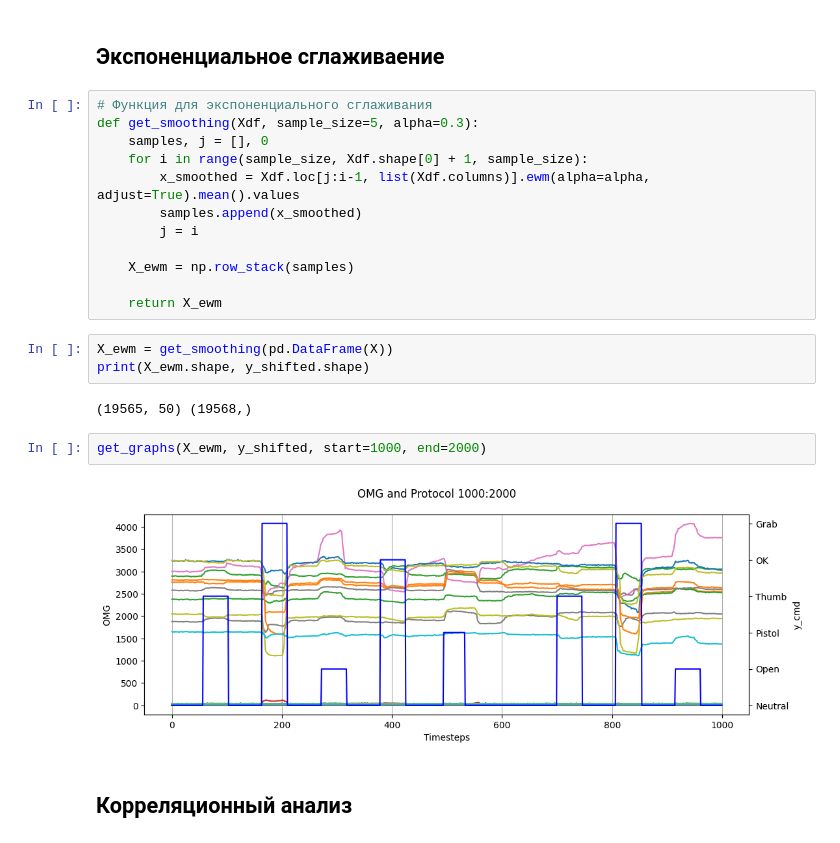
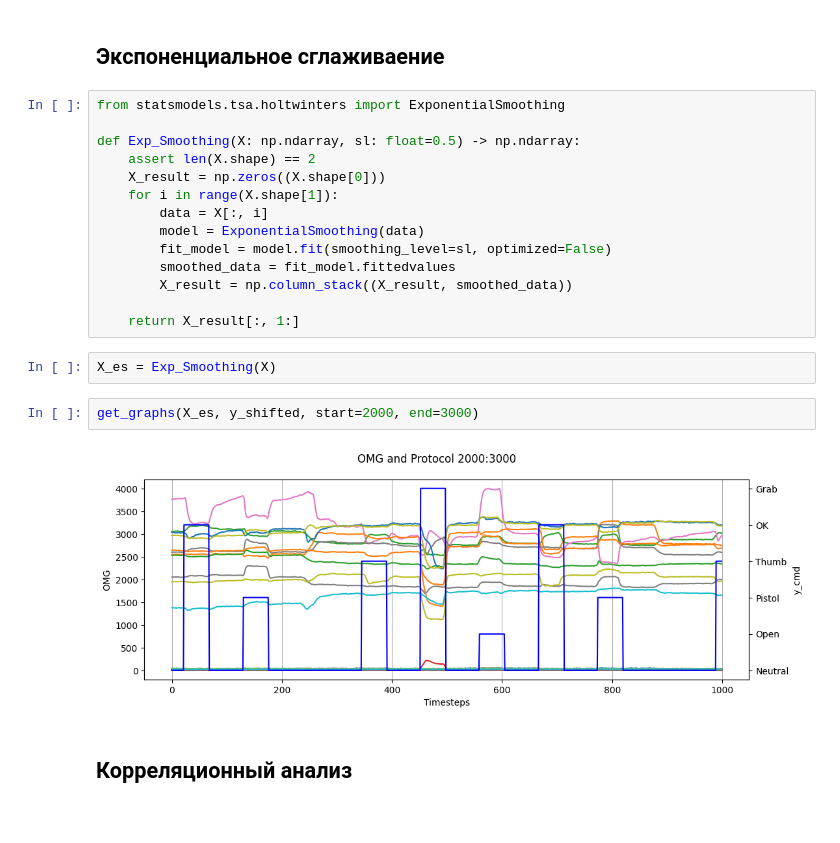
Before and after one commit to banzarkhan/motorika-internship-team, a Jupyter notebook: baseline_khavi_nn.ipynb, the cells around one changed output. Saved outputs shown, nothing was run; the diff lists cells and outputs as text.

```diff
--- a/baseline_khavi_nn.ipynb
+++ b/baseline_khavi_nn.ipynb
@@ -447,27 +355,26 @@ get_graphs(X, y_shifted, start=2000, end=3000)
 [figure]
 # %% [markdown]
 ## Экспоненциальное сглаживаение
-# %%
-# Функция для экспоненциального сглаживания
-def get_smoothing(Xdf, sample_size=5, alpha=0.3):
-    samples, j = [], 0
-    for i in range(sample_size, Xdf.shape[0] + 1, sample_size):
-        x_smoothed = Xdf.loc[j:i-1, list(Xdf.columns)].ewm(alpha=alpha, adjust=True).mean().values
-        samples.append(x_smoothed)
-        j = i
-
-    X_ewm = np.row_stack(samples)
-
-    return X_ewm
-# %%
-X_ewm = get_smoothing(pd.DataFrame(X))
-print(X_ewm.shape, y_shifted.shape)
-# %% [output]
-(19565, 50) (19568,)
+# %%
+from statsmodels.tsa.holtwinters import ExponentialSmoothing
+
+def Exp_Smoothing(X: np.ndarray, sl: float=0.5) -> np.ndarray:
+    assert len(X.shape) == 2
+    X_result = np.zeros((X.shape[0]))
+    for i in range(X.shape[1]):
+        data = X[:, i]
+        model = ExponentialSmoothing(data)
+        fit_model = model.fit(smoothing_level=sl, optimized=False)
+        smoothed_data = fit_model.fittedvalues
+        X_result = np.column_stack((X_result, smoothed_data))
+
+    return X_result[:, 1:]
+# %%
+X_es = Exp_Smoothing(X)
 # %%
-get_graphs(X_ewm, y_shifted, start=1000, end=2000)
+get_graphs(X_es, y_shifted, start=2000, end=3000)
 # %% [output]
-[figure, old version]
+[figure, new version]
 # %% [markdown]
 ## Корреляционный анализ
 # %%
```
Also changed, not shown: parts of 46 cells of this notebook, 1 other file.
